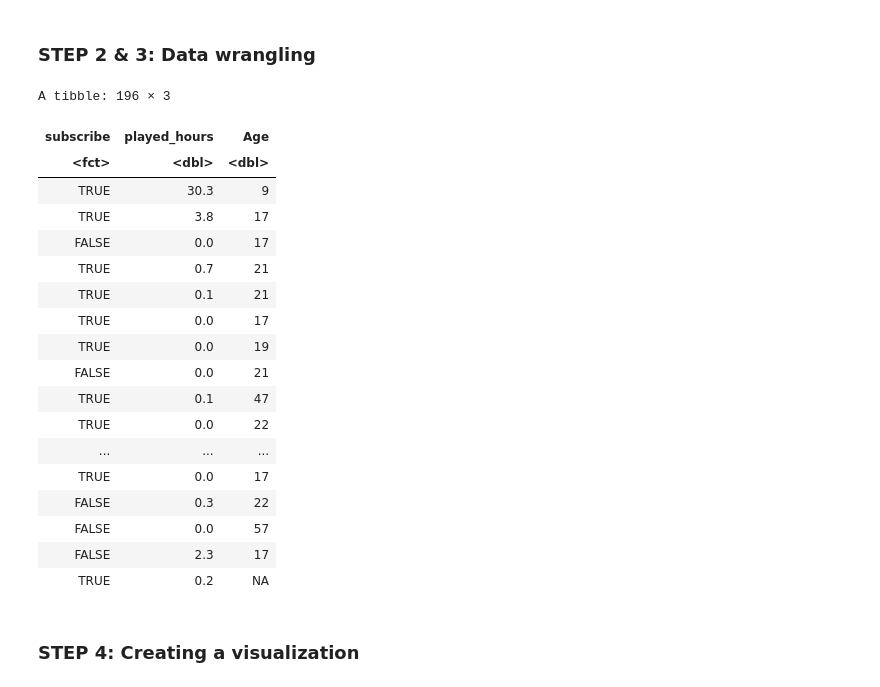
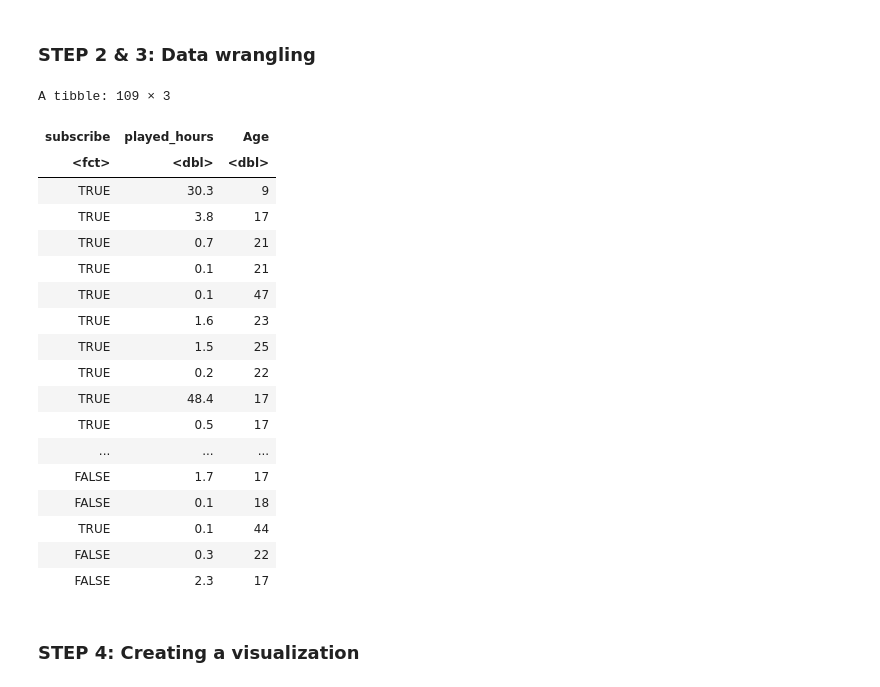
Before and after one commit to Ada-Lov3lace/project_final_report, a Jupyter notebook: dtsc_project_final_report.ipynb, the cells around one changed output. Drawn from its saved outputs; the diff is of its cells as text; code cells hidden in the pictures.

```diff
--- a/dtsc_project_final_report.ipynb
+++ b/dtsc_project_final_report.ipynb
@@ -145,29 +127,30 @@ A spec_tbl_df: 196 × 7
 # %%
 # Wrangling the data into the preferred/tidy format to perform predictive analysis
 players_clean <- players_full |>
     select(subscribe, played_hours, Age) |> # selecting the required variables
-    mutate(subscribe = as_factor(subscribe)) # changing the variable of interest to <fct> type
+    mutate(subscribe = as_factor(subscribe)) |> # changing the variable of interest to <fct> type
+    filter(!is.na(Age), !is.na(played_hours), played_hours > 0)
 players_clean
 # %% [output]
-A tibble: 196 × 3
+A tibble: 109 × 3
 | subscribe | played_hours | Age |
 | <fct> | <dbl> | <dbl> |
 | TRUE | 30.3 | 9 |
 | TRUE | 3.8 | 17 |
-| FALSE | 0.0 | 17 |
 | TRUE | 0.7 | 21 |
 | TRUE | 0.1 | 21 |
-| TRUE | 0.0 | 17 |
-| TRUE | 0.0 | 19 |
-| FALSE | 0.0 | 21 |
 | TRUE | 0.1 | 47 |
-| TRUE | 0.0 | 22 |
+| TRUE | 1.6 | 23 |
+| TRUE | 1.5 | 25 |
+| TRUE | 0.2 | 22 |
+| TRUE | 48.4 | 17 |
+| TRUE | 0.5 | 17 |
 | ... | ... | ... |
-| TRUE | 0.0 | 17 |
+| FALSE | 1.7 | 17 |
+| FALSE | 0.1 | 18 |
+| TRUE | 0.1 | 44 |
 | FALSE | 0.3 | 22 |
-| FALSE | 0.0 | 57 |
 | FALSE | 2.3 | 17 |
-| TRUE | 0.2 | NA |
 # %% [markdown]
 ### STEP 4: Creating a visualization
 # %% [markdown]
```
Also changed, not shown: parts of 7 cells of this notebook.
